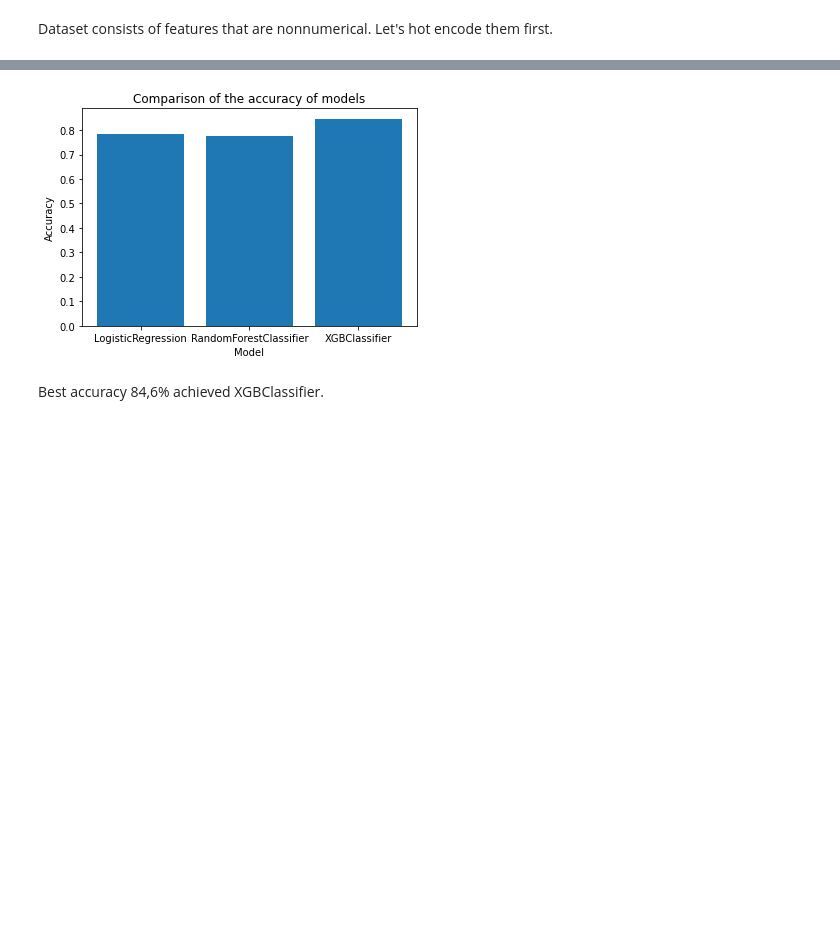
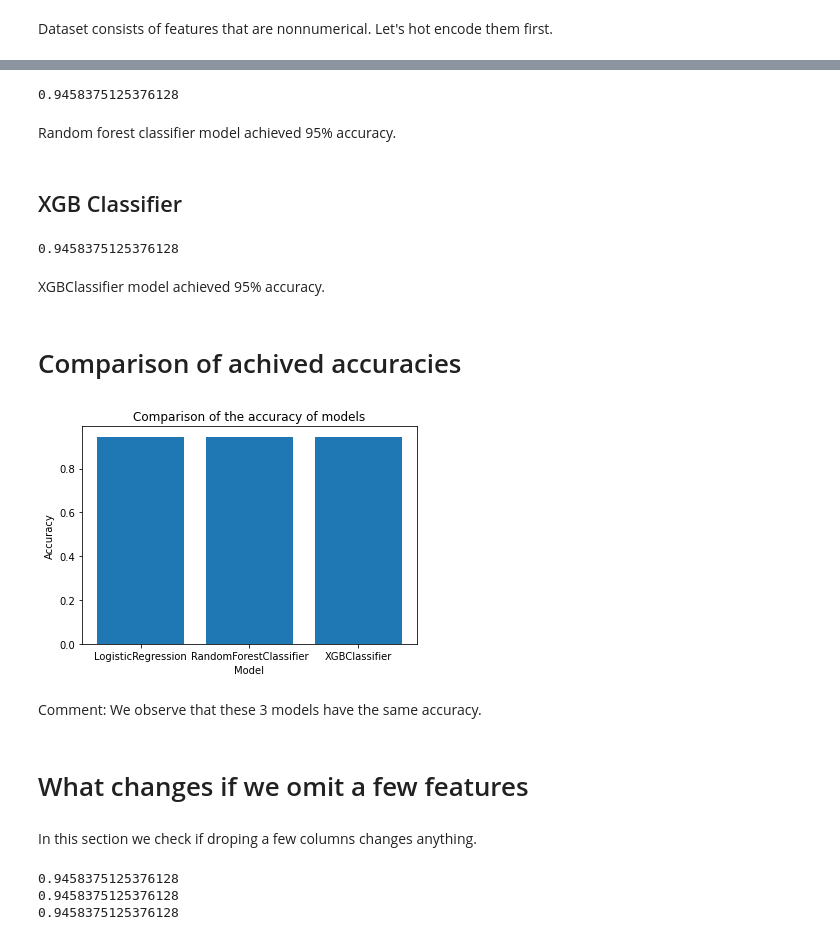
Before and after one commit to mim-uw/eXplainableMachineLearning-2023, a Jupyter notebook: Homeworks/HW1/MichalKrutul/XAI_1.ipynb, the cells around one changed output, grey strips where cells are left out. Cells and saved outputs as stored; diff of their text form; code cells hidden in the pictures; blank space fills up the shorter version.

Commit message:
Addessed comments

```diff
--- a/Homeworks/HW1/MichalKrutul/XAI_1.ipynb
+++ b/Homeworks/HW1/MichalKrutul/XAI_1.ipynb
@@ -88,7 +77,0 @@ models = [
-# %%
-accuracies = []
-for model in models:
-  model.fit(X_train, y_train)
-  pred = model.predict(X_test)
-  accuracy = accuracy_score(pred,y_test)
-  accuracies.append(accuracy)
@@ -94,0 +82,5 @@ for model in models:
+# %%
+model = LogisticRegression(solver='liblinear', random_state = 0).fit(X_train, y_train)
+logistic_predictions = model.predict(X_test)
+logistic_acc = accuracy_score(logistic_predictions,y_test)
+logistic_acc
@@ -95,14 +93,66 @@ for model in models:
+# %%
+random_forest = RandomForestClassifier(max_depth=3, random_state=42).fit(X_train, y_train)
+predictions_random_forest = random_forest.predict(X_test)
+random_forest_acc = accuracy_score(predictions_random_forest,y_test)
+random_forest_acc
+# %% [output]
+0.9458375125376128
+# %% [markdown]
+Random forest classifier model achieved 95% accuracy.
+# %% [markdown]
+## XGB Classifier
+# %%
+xgb=XGBClassifier()
+xgb.fit(X_train,y_train)
+xgb_predict=xgb.predict(X_test)
+xgb_acc=accuracy_score(xgb_predict,y_test)
+xgb_acc
+# %% [output]
+0.9458375125376128
+# %% [markdown]
+XGBClassifier model achieved 95% accuracy.
+# %% [markdown]
+# Comparison of achived accuracies
 # %%
 import matplotlib.pyplot as plt
 
 model_name = ['LogisticRegression','RandomForestClassifier','XGBClassifier']
+accuracies = [logistic_acc,random_forest_acc,xgb_acc]
 
 plt.bar(model_name, accuracies)
 plt.title('Comparison of the accuracy of models')
 plt.xlabel('Model')
 plt.ylabel('Accuracy')
 plt.show()
 # %% [output]
-[figure, old version]
+[figure, new version]
-# %% [markdown]
-Best accuracy 84,6% achieved XGBClassifier.
+# %% [markdown]
+Comment: We observe that these 3 models have the same accuracy.
+# %% [markdown]
+# What changes if we omit a few features
+# %% [markdown]
+In this section we check if droping a few columns changes anything.
+# %%
+X = df_one_hot.drop(["gender_Male", "ever_married_Yes", "work_type_Private", "work_type_Self-employed", "work_type_children", "Residence_type_Urban", "smoking_status_formerly smoked", "smoking_status_never smoked", "smoking_status_smokes", "stroke"], axis=1)
+y = df_one_hot.stroke
+X_train, X_test, y_train, y_test =train_test_split( X, y, test_size=0.2, random_state=42)
+
+model = LogisticRegression(solver='liblinear', random_state = 0).fit(X_train, y_train)
+logistic_predictions = model.predict(X_test)
+logistic_acc = accuracy_score(logistic_predictions,y_test)
+print( logistic_acc )
+
+random_forest = RandomForestClassifier(max_depth=3, random_state=42).fit(X_train, y_train)
+predictions_random_forest = random_forest.predict(X_test)
+random_forest_acc = accuracy_score(predictions_random_forest,y_test)
+print( random_forest_acc )
+
+xgb=XGBClassifier()
+xgb.fit(X_train,y_train)
+xgb_predict=xgb.predict(X_test)
+xgb_acc=accuracy_score(xgb_predict,y_test)
+print( xgb_acc )
+# %% [output]
+0.9458375125376128
+0.9458375125376128
+0.9458375125376128
```
Also changed, not shown: parts of 20 cells of this notebook.
